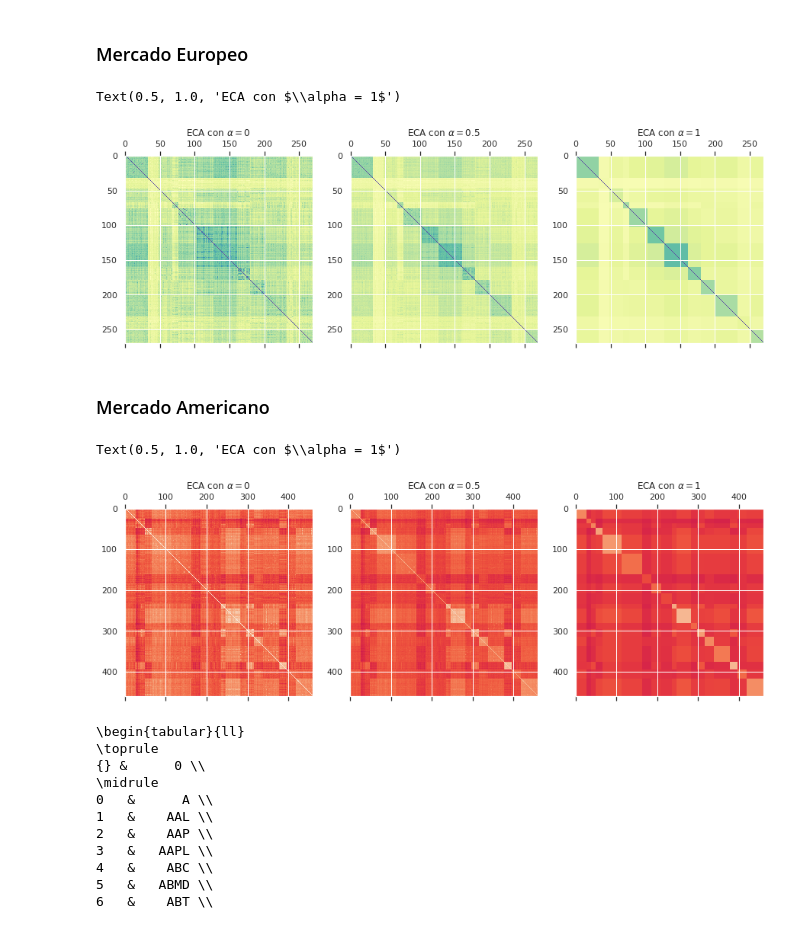
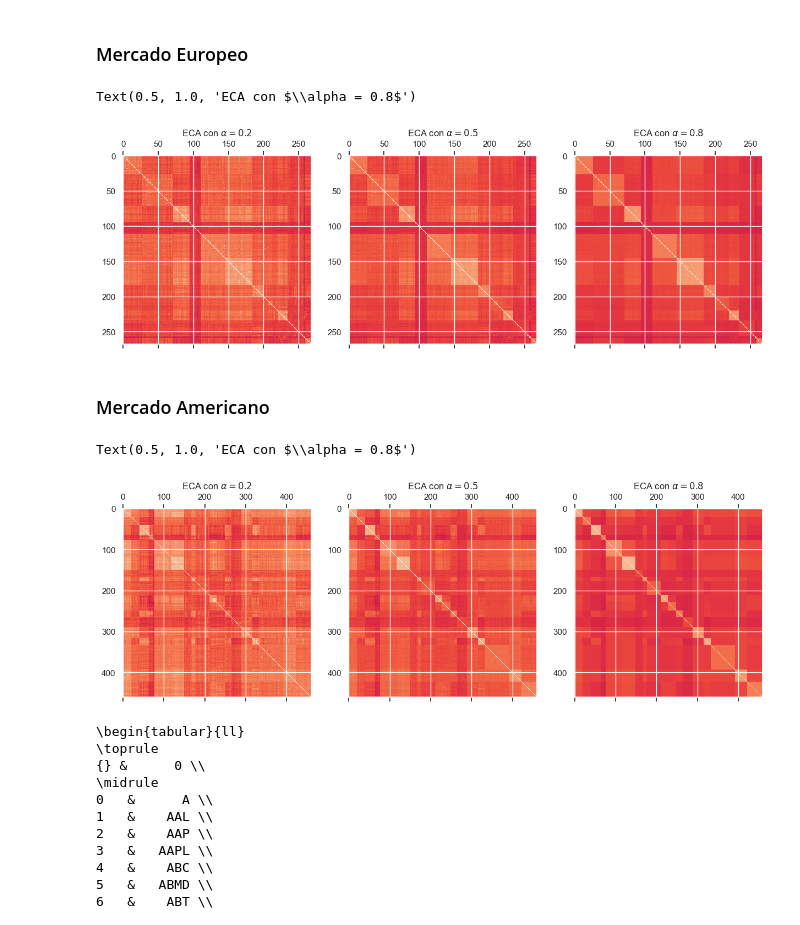
Before and after one commit to jduarte00/tesis, a Jupyter notebook: results_corr_matrix.ipynb, the cells around one changed output. Cells and saved outputs as stored; diff of their text form; code cells hidden in the pictures.

```diff
--- a/results_corr_matrix.ipynb
+++ b/results_corr_matrix.ipynb
@@ -10,3 +14,6 @@ sns.set(rc={'figure.figsize':(15,8.27)})
 # %%
-european_returns = pd.read_csv('/home/dum/Desktop/data/european_market_returns.csv', index_col = "Date")
-american_returns = pd.read_csv('/home/dum/Desktop/data/sp_500_returns.csv', index_col = "Date")
+european_prices = pd.read_csv('european_market_original_clean.csv', index_col = "Date")
+american_prices = pd.read_csv('sp_500_original_clean.csv', index_col = "Date")
+# %%
+european_returns = (np.log(european_prices) - np.log(european_prices.shift(1))).iloc[1:]
+american_returns = (np.log(american_prices) - np.log(american_prices.shift(1))).iloc[1:]
@@ -276,26 +303,27 @@ labels.sort()
 # %%
 S_matrix = csestimator.get_S_matrix(R_matrix, labels)
 R_tilde = csestimator.get_R_tilde(S_matrix, labels)
+# %%
+R_clust_half = csestimator.get_R_clust(R_matrix, R_tilde, 0.5)
+R_clust_zero = csestimator.get_R_clust(R_matrix, R_tilde, 0.2)
+R_clust_one = csestimator.get_R_clust(R_matrix, R_tilde, 0.8)
+np.fill_diagonal(R_clust_one, 1)
+np.fill_diagonal(R_clust_zero, 1)
+np.fill_diagonal(R_clust_half, 1)
 # %%
 # cambiar colores de los heatmaps
 
-R_clust_half = csestimator.get_R_clust(R_matrix, R_tilde, 0.5)
-R_clust_zero = csestimator.get_R_clust(R_matrix, R_tilde, 0)
-R_clust_one = csestimator.get_R_clust(R_matrix, R_tilde, 1)
-np.fill_diagonal(R_clust_one, 1)
-np.fill_diagonal(R_clust_zero, 1)
-np.fill_diagonal(R_clust_half, 1)
 fig, axs = plt.subplots(1,3)
 #fig.set_size_inches(18.5, 10.5)
-axs[0].matshow(R_clust_zero, vmin=-1, vmax=1, cmap="Spectral")
-axs[0].set_title(r"ECA con $\alpha = 0$")
-axs[1].matshow(R_clust_half, vmin=-1, vmax=1, cmap = "Spectral")
+axs[0].matshow(R_clust_zero, vmin=-1, vmax=1)
+axs[0].set_title(r"ECA con $\alpha = 0.2$")
+axs[1].matshow(R_clust_half, vmin=-1, vmax=1)
 axs[1].set_title(r"ECA con $\alpha = 0.5$")
-axs[2].matshow(R_clust_one, vmin=-1, vmax=1, cmap = "Spectral")
-axs[2].set_title(r"ECA con $\alpha = 1$")
+axs[2].matshow(R_clust_one, vmin=-1, vmax=1)
+axs[2].set_title(r"ECA con $\alpha = 0.8$")
 # %% [output]
-Text(0.5, 1.0, 'ECA con $\\alpha = 1$')
+Text(0.5, 1.0, 'ECA con $\\alpha = 0.8$')
-[figure, old version]
+[figure, new version]
 # %% [markdown]
 ### Mercado Americano
 # %%
@@ -313,19 +348,17 @@ R_tilde = csestimator.get_R_tilde(S_matrix, labels)
 # %%
-R_clust_half = csestimator.get_R_clust(R_matrix, R_tilde, 0.5)
-R_clust_zero = csestimator.get_R_clust(R_matrix, R_tilde, 0)
-R_clust_one = csestimator.get_R_clust(R_matrix, R_tilde, 1)
+
 fig, axs = plt.subplots(1,3)
 #fig.set_size_inches(18.5, 10.5)
 axs[0].matshow(R_clust_zero, vmin=-1, vmax=1)
-axs[0].set_title(r"ECA con $\alpha = 0$")
+axs[0].set_title(r"ECA con $\alpha = 0.2$")
 axs[1].matshow(R_clust_half, vmin=-1, vmax=1)
 axs[1].set_title(r"ECA con $\alpha = 0.5$")
 axs[2].matshow(R_clust_one, vmin=-1, vmax=1)
-axs[2].set_title(r"ECA con $\alpha = 1$")
+axs[2].set_title(r"ECA con $\alpha = 0.8$")
 #fig.colorbar(cax)
 # %% [output]
-Text(0.5, 1.0, 'ECA con $\\alpha = 1$')
+Text(0.5, 1.0, 'ECA con $\\alpha = 0.8$')
-[figure, old version]
+[figure, new version]
 # %%
 print(pd.Series(american_returns.columns).to_latex())
 # %% [output]
```
Also changed, not shown: parts of 39 cells of this notebook, 24 other files.
